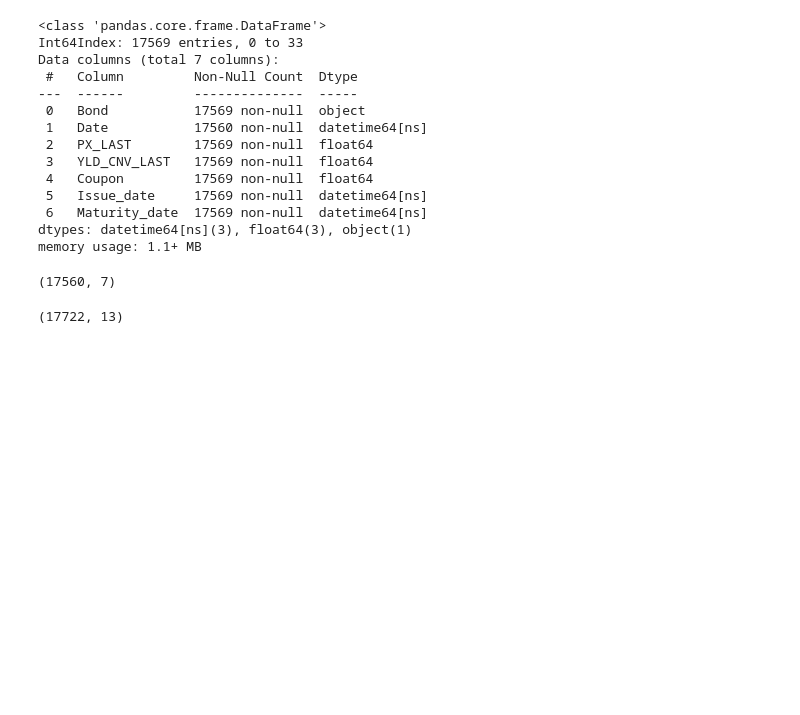
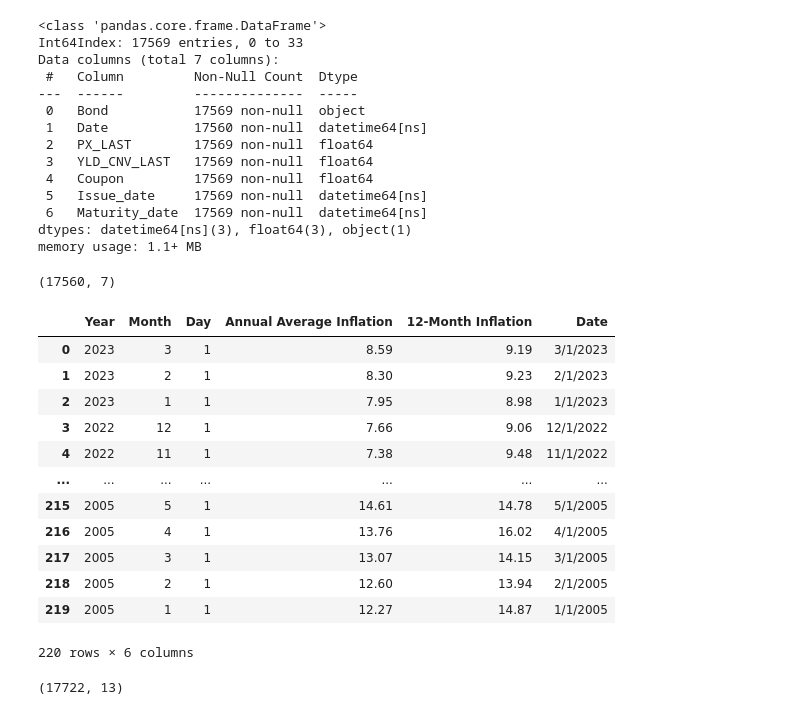
Before and after one commit to MichelleGitau/YTM-MODEL-V2, a Jupyter notebook: ytm_model_notebook.ipynb, the cells around one changed output. Drawn from its saved outputs; the diff is of its cells as text; code cells hidden in the pictures; blank space fills up the shorter version.

```diff
--- a/ytm_model_notebook.ipynb
+++ b/ytm_model_notebook.ipynb
@@ -97,7 +97,22 @@ dt.shape
 dt['Month'] = (dt.Date).dt.month
 dt['Year'] = (dt.Date).dt.year
 # %%
-inflation = pd.read_csv('Inflation_Rates.csv')
+inflation = pd.read_csv('../Inflation_Rates.csv')
+inflation
+# %% [output]
+|  | Year | Month | Day | Annual Average Inflation | 12-Month Inflation | Date |
+| 0 | 2023 | 3 | 1 | 8.59 | 9.19 | 3/1/2023 |
+| 1 | 2023 | 2 | 1 | 8.30 | 9.23 | 2/1/2023 |
+| 2 | 2023 | 1 | 1 | 7.95 | 8.98 | 1/1/2023 |
+| 3 | 2022 | 12 | 1 | 7.66 | 9.06 | 12/1/2022 |
+| 4 | 2022 | 11 | 1 | 7.38 | 9.48 | 11/1/2022 |
+| ... | ... | ... | ... | ... | ... | ... |
+| 215 | 2005 | 5 | 1 | 14.61 | 14.78 | 5/1/2005 |
+| 216 | 2005 | 4 | 1 | 13.76 | 16.02 | 4/1/2005 |
+| 217 | 2005 | 3 | 1 | 13.07 | 14.15 | 3/1/2005 |
+| 218 | 2005 | 2 | 1 | 12.60 | 13.94 | 2/1/2005 |
+| 219 | 2005 | 1 | 1 | 12.27 | 14.87 | 1/1/2005 |
+220 rows × 6 columns
 # %%
 result = pd.merge(dt, inflation, on=['Month', 'Year'], how='inner')
 # %%
```
Also changed, not shown: parts of 59 cells of this notebook, 6 other files.
